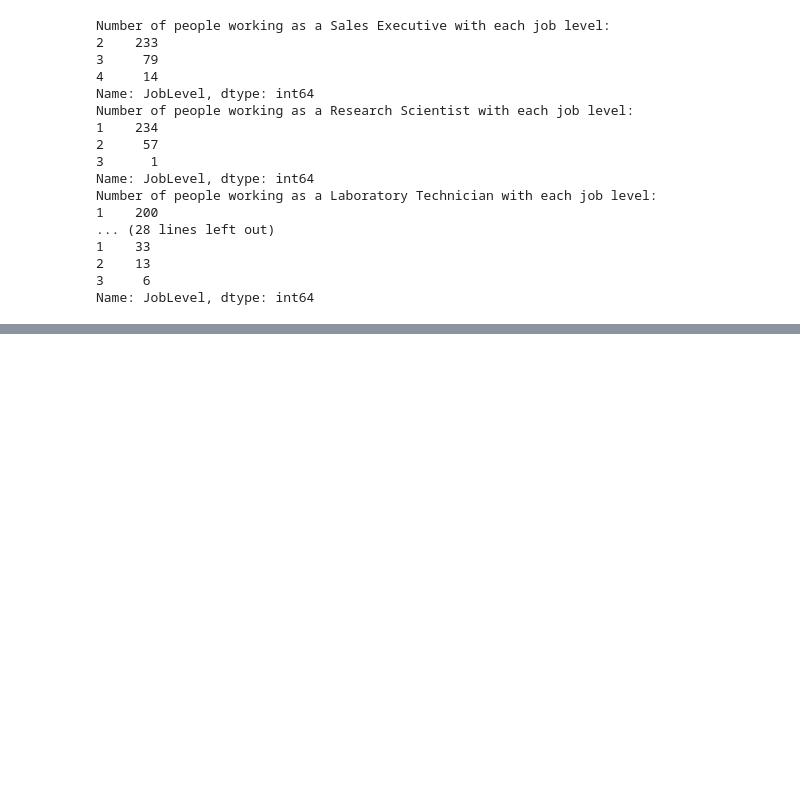
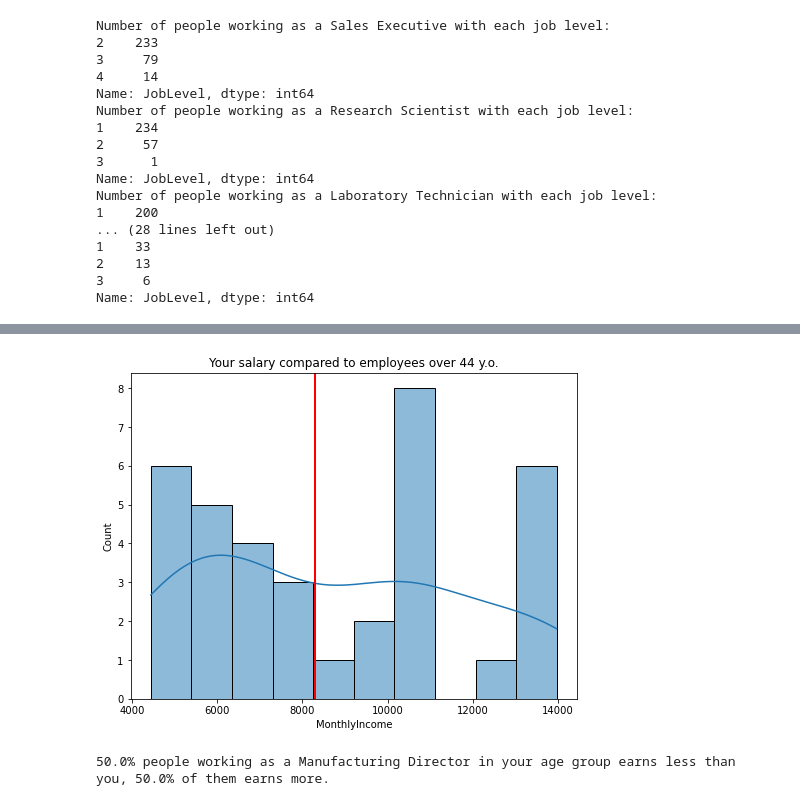
Before and after one commit to jwnuk/data-science-bootcamp, a Jupyter notebook: 2-projekt-python/analysis/salary_analysis/salary_plots.ipynb, the cells around one changed output, grey strips where cells are left out. Cells and saved outputs as stored; diff of their text form; code cells hidden in the pictures; blank space fills up the shorter version.

```diff
--- a/2-projekt-python/analysis/salary_analysis/salary_plots.ipynb
+++ b/2-projekt-python/analysis/salary_analysis/salary_plots.ipynb
@@ -144,0 +214,5 @@ Not enough employees in database to plot a comparison. Comparing now to all of t
+# %%
+plot_salary_vs_age(8300, 'Manufacturing Director', 48)
+# %% [output]
+[figure, added]
+50.0% people working as a Manufacturing Director in your age group earns less than you, 50.0% of them earns more.
```
Also changed, not shown: parts of 4 cells of this notebook.
